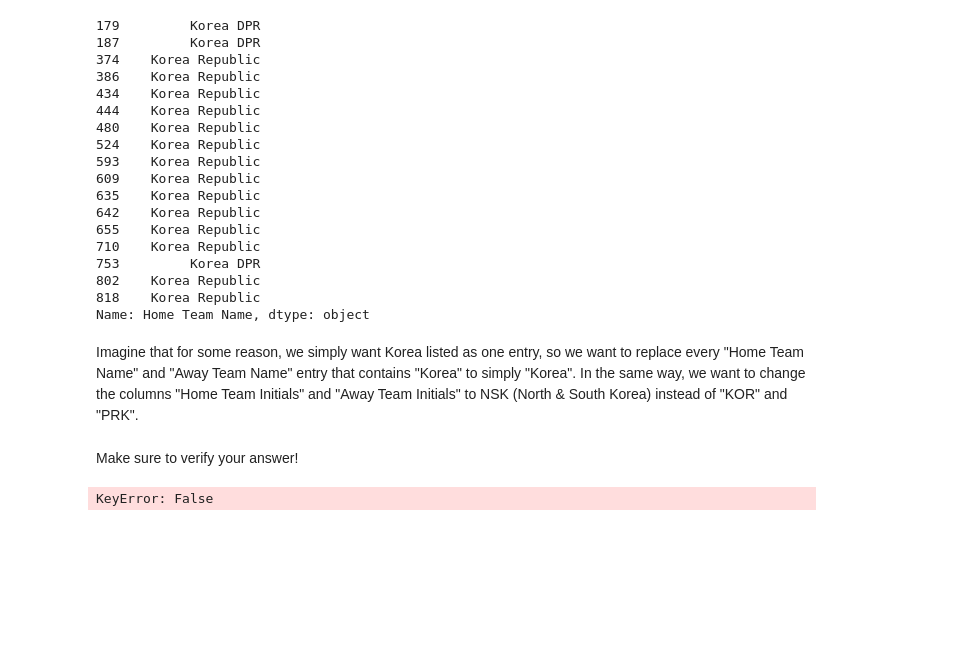
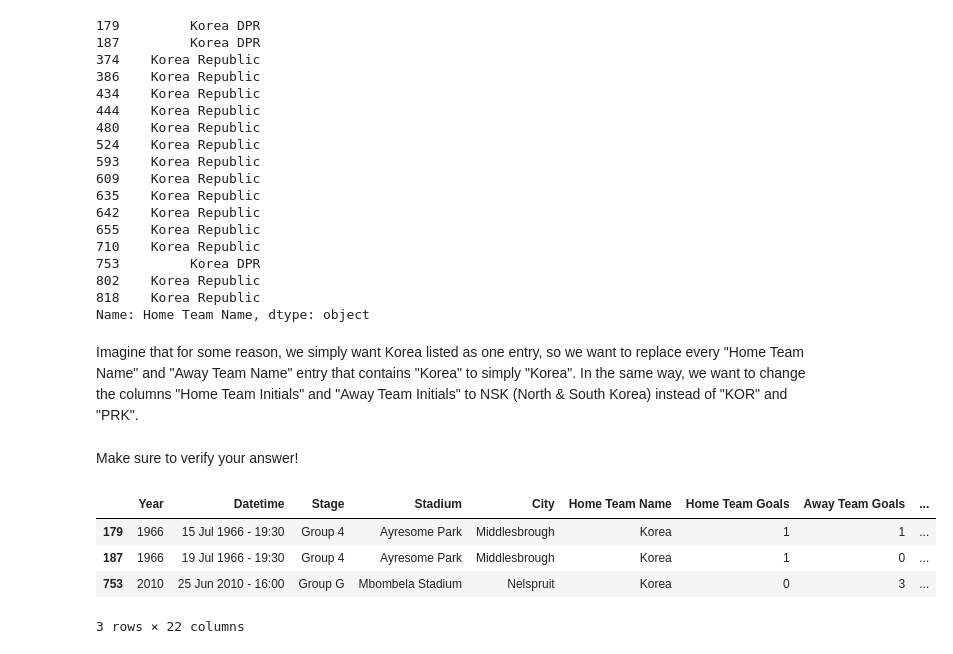
Before and after one commit to worldyne/dsc-1-03-09-accessing-data-within-pandas-lab-seattle-ds-career-040119, a Jupyter notebook: index.ipynb, the cells around one changed output. Cells and saved outputs as stored; diff of their text form; code cells hidden in the pictures; blank space fills up the shorter version.

```diff
--- a/index.ipynb
+++ b/index.ipynb
@@ -259,10 +259,15 @@ Name: Home Team Name, dtype: object
 # %% [markdown]
 Imagine that for some reason, we simply want Korea listed as one entry, so we want to replace every "Home Team Name" and "Away Team Name" entry that contains "Korea" to simply "Korea". In the same way, we want to change the columns "Home Team Initials" and "Away Team Initials" to NSK (North & South Korea) instead of "KOR" and "PRK".
 # %%
-wcm_data.loc[wcm_data['Home Team Name'] == 'Korea DPR'] = 'Korea'
+wcm_data.loc[wcm_data['Home Team Name'] == 'Korea DPR','Home Team Name'] = 'Korea'
+wcm_data.loc[wcm_data['Away Team Name'] == 'Korea Republic', 'Away Team Name'] = 'Korea'
 # %% [markdown]
 Make sure to verify your answer!
 # %%
-wcm_data[wcm_data['Home Team Name'] == 'Korea' | wcm_data['Away Team Name' == 'Korea']]
+wcm_data[wcm_data['Home Team Name'] == 'Korea']
 # %% [output]
+|  | Year | Datetime | Stage | Stadium | City | Home Team Name | Home Team Goals | Away Team Goals | ... |
+| 179 | 1966 | 15 Jul 1966 - 19:30 | Group 4 | Ayresome Park | Middlesbrough | Korea | 1 | 1 | ... |
+| 187 | 1966 | 19 Jul 1966 - 19:30 | Group 4 | Ayresome Park | Middlesbrough | Korea | 1 | 0 | ... |
+| 753 | 2010 | 25 Jun 2010 - 16:00 | Group G | Mbombela Stadium | Nelspruit | Korea | 0 | 3 | ... |
-KeyError: False
+3 rows × 22 columns
```
